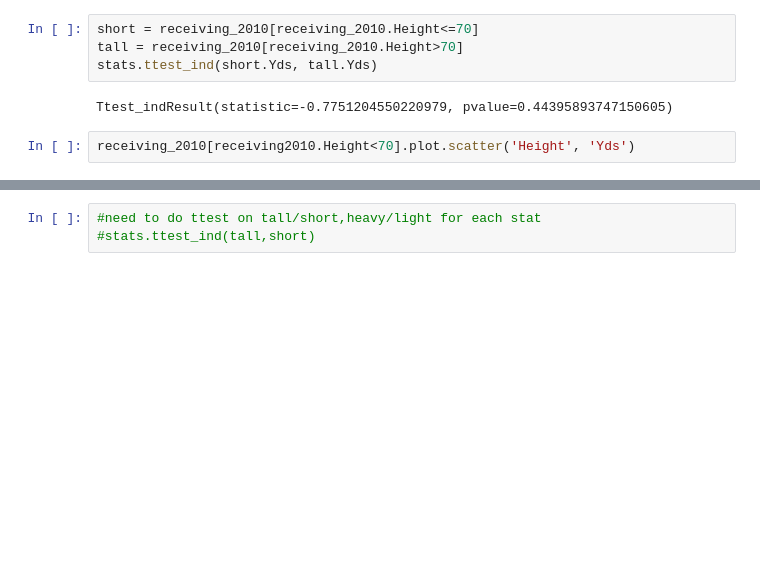
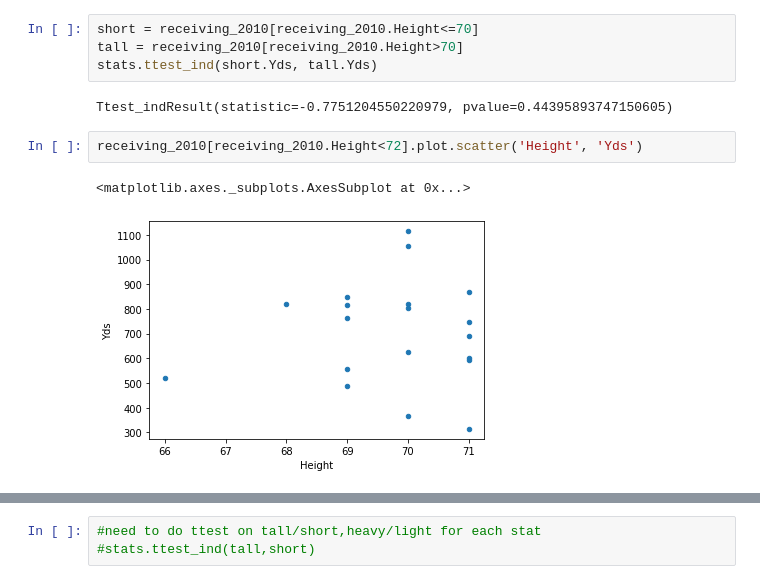
Before and after one commit to shaikh23/Nfl-Analysis, a Jupyter notebook: EDA_receiving_2.ipynb, the cells around one changed output, grey strips where cells are left out. Saved outputs shown, nothing was run; the diff lists cells and outputs as text; blank space fills up the shorter version.

```diff
--- a/EDA_receiving_2.ipynb
+++ b/EDA_receiving_2.ipynb
@@ -134,7 +133,10 @@ stats.ttest_ind(short.Yds, tall.Yds)
 # %% [output]
 Ttest_indResult(statistic=-0.7751204550220979, pvalue=0.44395893747150605)
 # %%
-receiving_2010[receiving2010.Height<70].plot.scatter('Height', 'Yds')
+receiving_2010[receiving_2010.Height<72].plot.scatter('Height', 'Yds')
+# %% [output]
+<matplotlib.axes._subplots.AxesSubplot at 0x...>
+[figure, added]
 # %%
 receiving_2010.plot.scatter('Height', 'Yds')
 # %% [output]
```
Also changed, not shown: parts of 18 cells of this notebook.
